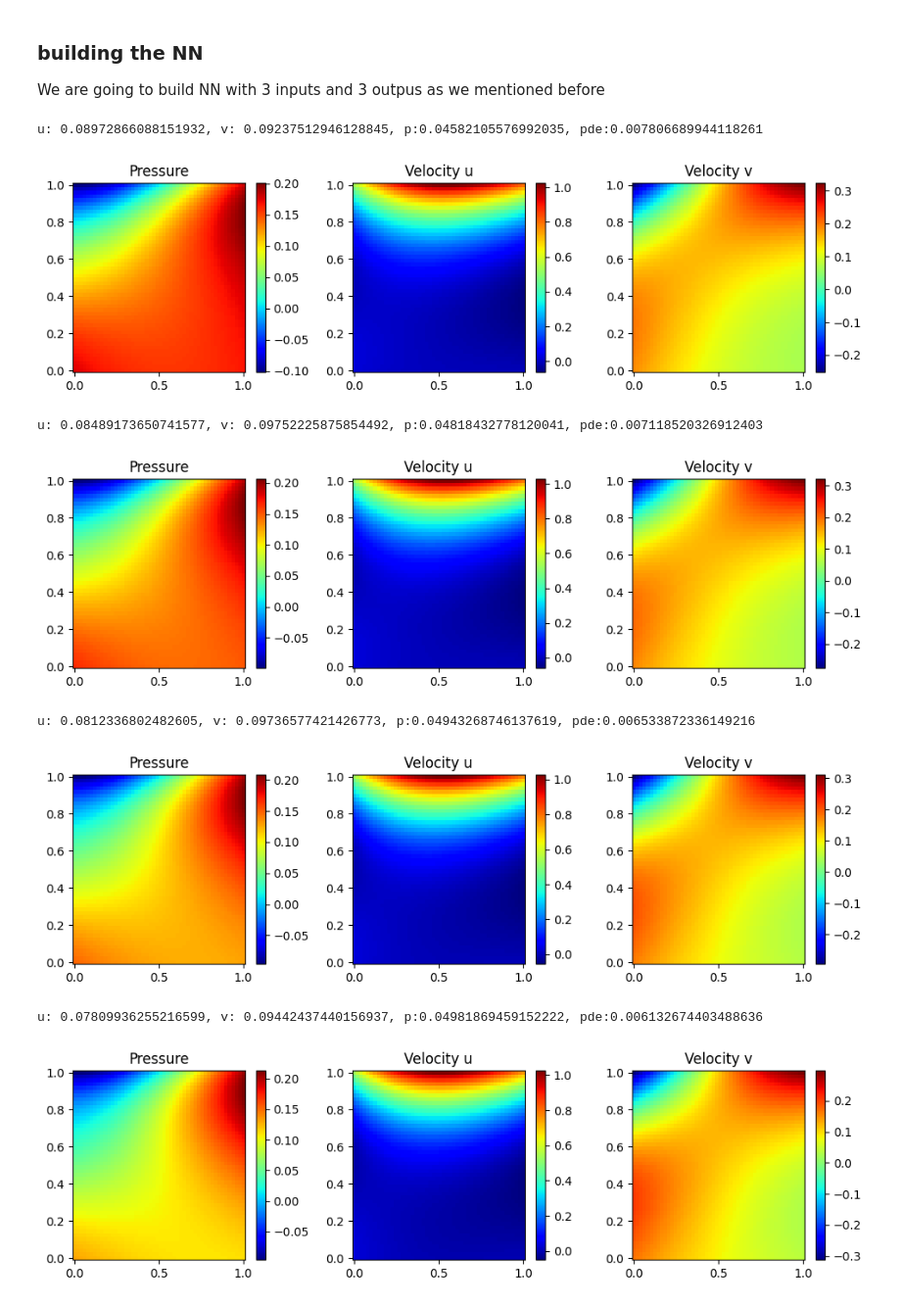
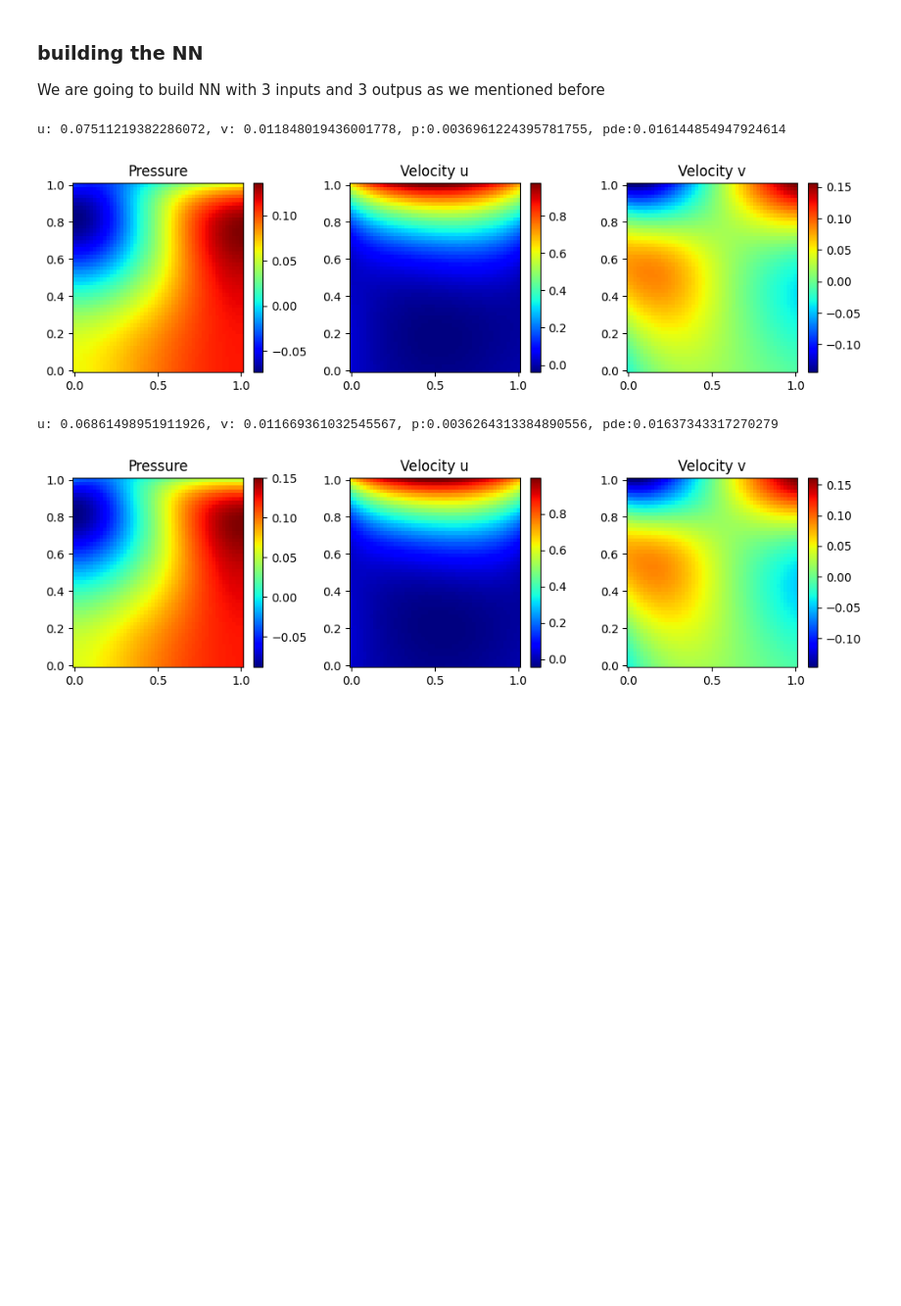
Before and after one commit to HashimAlSadah/PETE547_Project, a Jupyter notebook: PINN_demo/navier_stoke_pinn.ipynb, the cells around one changed output. Shown at 98% size. Cells and saved outputs as stored; diff of their text form; code cells hidden in the pictures; blank space fills up the shorter version.

Commit message:
Added a comparison. Also, an attempet to use labeld data from FD simulation

```diff
--- a/PINN_demo/navier_stoke_pinn.ipynb
+++ b/PINN_demo/navier_stoke_pinn.ipynb
@@ -217,6 +217,22 @@ x_interior = torch.linspace(x_0, x_f, 17)[1:-1]
 y_interior = torch.linspace(y_0, y_f, 17)[1:-1]
 initial_points = torch.cartesian_prod(x_interior, y_interior, torch.tensor([t_0]))
 x_interior, y_interior, t_initial = torch.split(initial_points.to(device), 1, 1)
+
+#Simulation Data
+FD_data = FD.FD_CAV()
+FD_data.set_resolution(15, 15)
+x_train = FD_data.get_x_points()
+y_train = FD_data.get_y_points()
+t_train = np.array([0.5])
+u_train, v_train, p_train = FD_data.simulate(0.5)
+x_train = torch.tensor(x_train).type(torch.float32)
+y_train = torch.tensor(y_train).type(torch.float32)
+t_train = torch.tensor(t_train).type(torch.float32)
+data = torch.cartesian_prod(x_train, y_train, t_train).to(device)
+x_train, y_train, t_train = torch.split(data, 1, 1)
+u_train = torch.tensor(u_train).reshape(x_train.size()).type(torch.float32).to(device)
+v_train = torch.tensor(v_train).reshape(x_train.size()).type(torch.float32).to(device)
+p_train = torch.tensor(p_train).reshape(x_train.size()).type(torch.float32).to(device)
 # %%
 def pde_loss(x, y, t, net, density=1.0, viscosity=0.1):
     u, v, p = net(x,y,t)
@@ -309,40 +325,42 @@ for epoch in range(1, epochs + 1):
     u, v , p = pinn(x_right, y_physics, t_physics)
     u_right_loss = torch.mean( u**2 )
     v_right_loss = torch.mean( v**2 )
     p_x = torch.autograd.grad(p, x_right, torch.ones_like(p), create_graph=True)[0]
     p_right_loss = torch.mean( p_x**2 )
     right_loss = u_right_loss + v_right_loss + p_right_loss
 
     #losses for each variable u, v, p
     u_loss = u_initial_loss + u_top_loss + u_left_loss + u_down_loss + u_right_loss
     v_loss = v_initial_loss + v_top_loss + v_left_loss + v_down_loss + v_right_loss
     p_loss = p_initial_loss + p_top_loss + p_left_loss + p_down_loss + p_right_loss
 
+    #labled data
+    u, v, p = pinn(x_train, y_train, t_train)
+    labled_data_loss = (
+        mse_cost_function(u, u_train) +
+        mse_cost_function(v, v_train) )
+
     # pde loss
     pde_losses, losses_added = pde_loss(x = x_physics, y = y_physics, t = t_physics, net = pinn  )
     # pde_loss0 = mse_cost_function(losses_added, torch.zeros((examples_num,1)))
-    loss = losses_added +  u_loss + 1e-1 * v_loss +  1e-1 * p_loss
+    loss = losses_added +  u_loss +  v_loss +  p_loss + 1e-2 * labled_data_loss
 
     # back propagation
     loss.backward()
     optimizer.step()
     total_losses.append(loss.detach())
     # if epoch % 1000 == 0:
     #     total_losses.append(loss.detach())
     #     print(total_losses[-1])
 
-    if epoch % 5000 == 0:
+    if epoch % 10000 == 0:
       pinn.eval()
       print(f"u: {u_loss.item()}, v: {v_loss.item()}, p:{p_loss.item()}, pde:{losses_added.item()}")
       with torch.inference_mode():
         plot_final_t_step(pinn, vector_lines=False)
       pinn.train()
 # %% [output]
-u: 0.08972866088151932, v: 0.09237512946128845, p:0.04582105576992035, pde:0.007806689944118261
+u: 0.07511219382286072, v: 0.011848019436001778, p:0.0036961224395781755, pde:0.016144854947924614
-[figure, old version]
+[figure, new version]
-u: 0.08489173650741577, v: 0.09752225875854492, p:0.04818432778120041, pde:0.007118520326912403
+u: 0.06861498951911926, v: 0.011669361032545567, p:0.0036264313384890556, pde:0.01637343317270279
-[figure, old version]
+[figure, new version]
-u: 0.0812336802482605, v: 0.09736577421426773, p:0.04943268746137619, pde:0.006533872336149216
-[figure, removed]
-u: 0.07809936255216599, v: 0.09442437440156937, p:0.04981869459152222, pde:0.006132674403488636
-[figure, removed]
```
Also changed, not shown: parts of 3 cells of this notebook.
